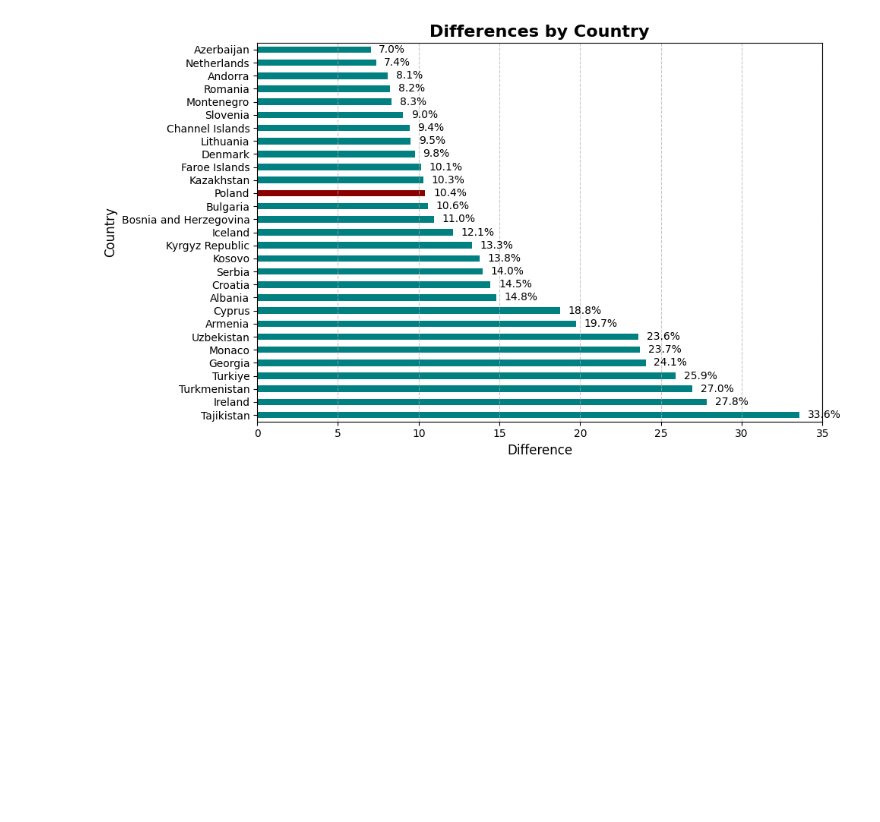
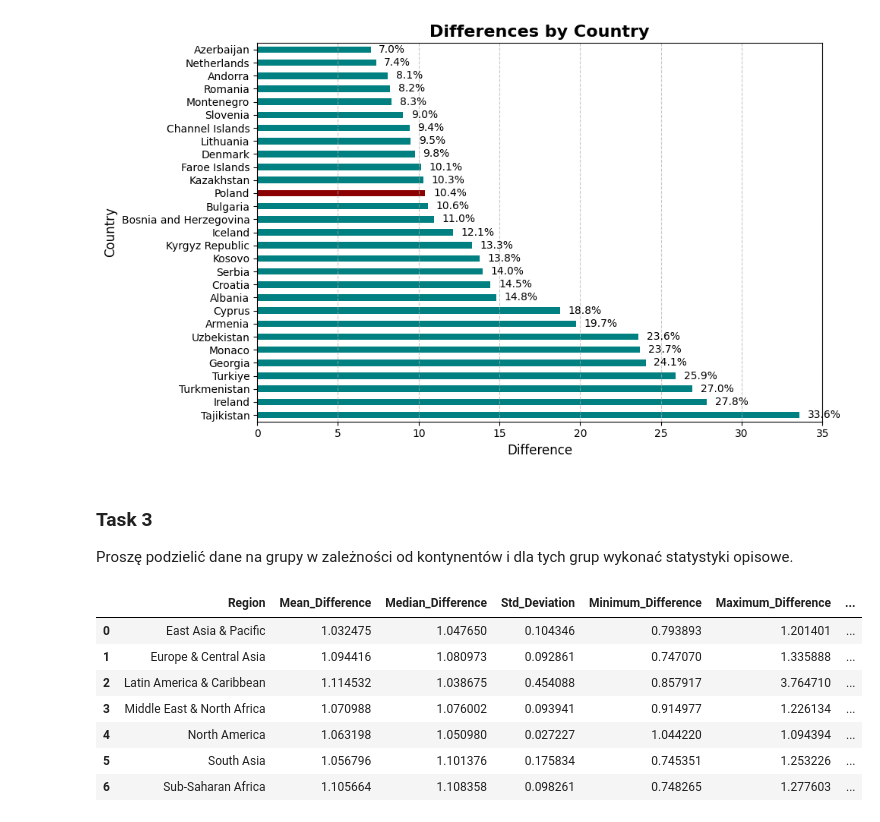
Before and after one commit to filip131311/JPDPD-Project, a Jupyter notebook: Project.ipynb, the cells around one changed output. Cells and saved outputs as stored; diff of their text form; code cells hidden in the pictures; blank space fills up the shorter version.

Commit message:
task 3 and 4

```diff
--- a/Project.ipynb
+++ b/Project.ipynb
@@ -40,0 +24,10 @@ GDP
+# %%
+# import adn refine deflation indicators
+
+Deflation_Indicators = pd.read_csv("./Data/Deflation_Indicators.csv")
+
+columns_of_interest = ['Country Code', '2019', '2020', '2021', '2022', '2023']
+Deflation_Indicators = Deflation_Indicators[columns_of_interest]
+
+Deflation_Indicators[['2019', '2020', '2021', '2022', '2023']] = Deflation_Indicators[['2019', '2020', '2021', '2022', '2023']].apply(pd.to_numeric, errors='coerce')
+Deflation_Indicators['Deflation_Indicators_5Year_Mean'] = Deflation_Indicators[['2019', '2020', '2021', '2022', '2023']].mean(axis=1)
@@ -111,3 +168,37 @@ plt.tight_layout()
 plt.show()
 # %% [output]
 [figure]
+# %% [markdown]
+### Task 3
+Proszę podzielić dane na grupy w zależności od kontynentów i dla tych grup wykonać statystyki opisowe.
+# %%
+region_stats = GDP5Years.groupby('Region')['Difference'].agg([
+    'mean',       # Mean value
+    'median',     # Median value
+    'std',        # Standard deviation
+    'min',        # Minimum value
+    'max',        # Maximum value
+    'var'         # Variance
+]).reset_index()
+
+
+region_stats.columns = [
+    'Region',
+    'Mean_Difference',
+    'Median_Difference',
+    'Std_Deviation',
+    'Minimum_Difference',
+    'Maximum_Difference',
+    'Variance_Difference'
+]
+
+region_stats
+# %% [output]
+|  | Region | Mean_Difference | Median_Difference | Std_Deviation | Minimum_Difference | Maximum_Difference | ... |
+| 0 | East Asia & Pacific | 1.032475 | 1.047650 | 0.104346 | 0.793893 | 1.201401 | ... |
+| 1 | Europe & Central Asia | 1.094416 | 1.080973 | 0.092861 | 0.747070 | 1.335888 | ... |
+| 2 | Latin America & Caribbean | 1.114532 | 1.038675 | 0.454088 | 0.857917 | 3.764710 | ... |
+| 3 | Middle East & North Africa | 1.070988 | 1.076002 | 0.093941 | 0.914977 | 1.226134 | ... |
+| 4 | North America | 1.063198 | 1.050980 | 0.027227 | 1.044220 | 1.094394 | ... |
+| 5 | South Asia | 1.056796 | 1.101376 | 0.175834 | 0.745351 | 1.253226 | ... |
+| 6 | Sub-Saharan Africa | 1.105664 | 1.108358 | 0.098261 | 0.748265 | 1.277603 | ... |
```
Also changed, not shown: parts of 12 cells of this notebook, 4 other files.
